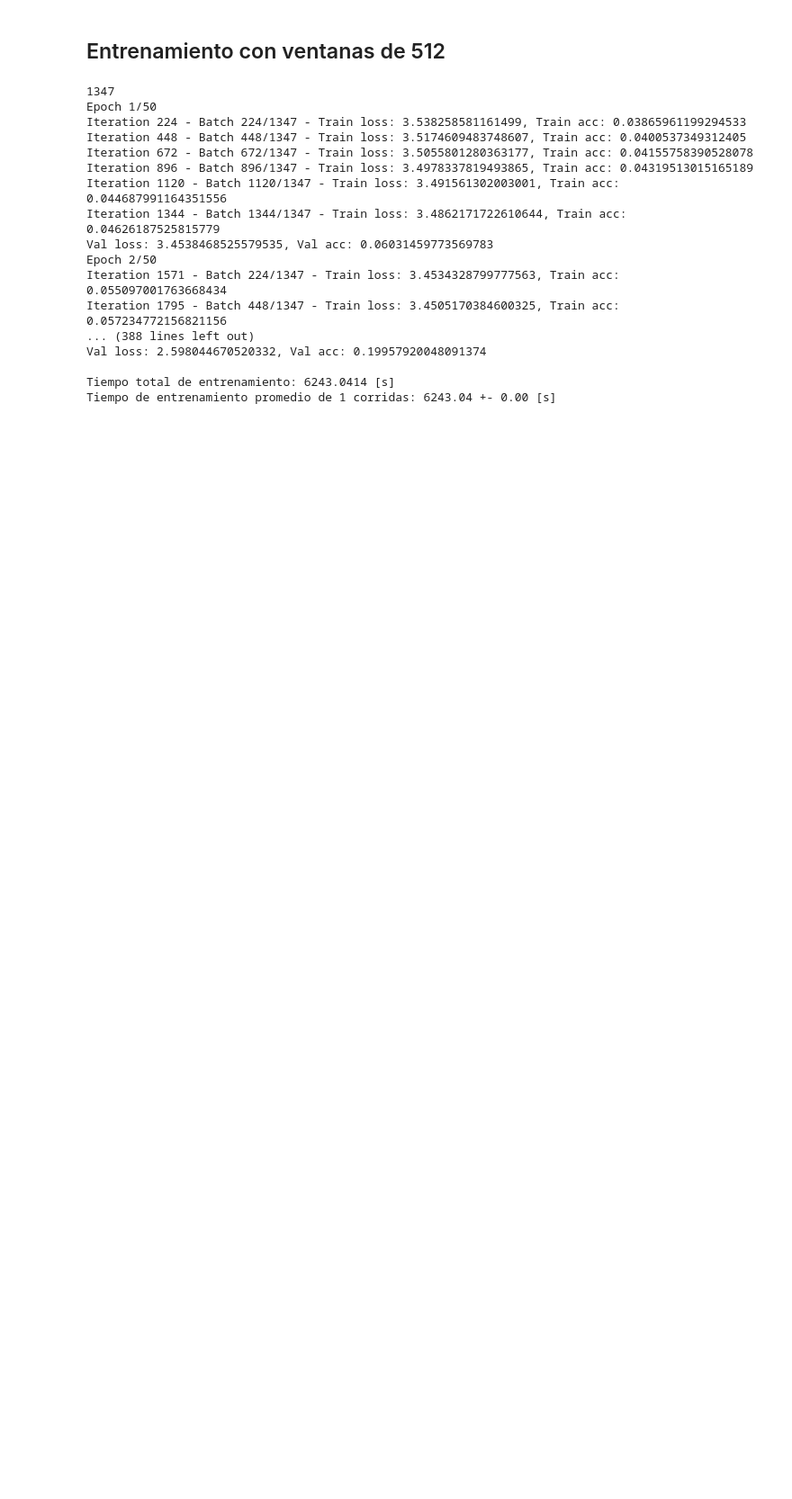
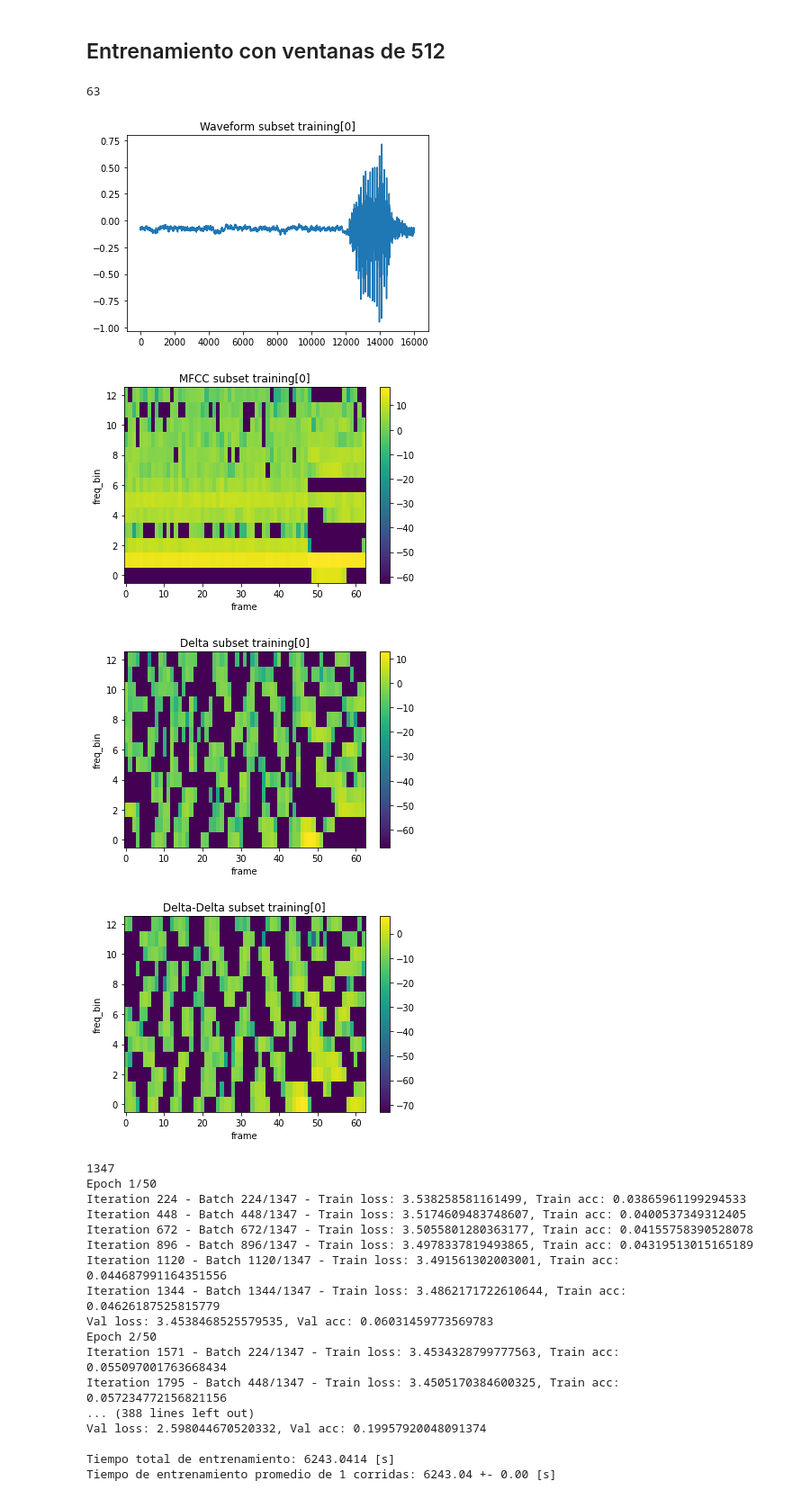
Before and after one commit to NicoAnd1/Rendimiento-RNNs, a Jupyter notebook: Proyecto_Inteligencia_RNN_v2.ipynb, the cells around one changed output. Shown at 90% size. Cells and saved outputs as stored; diff of their text form; code cells hidden in the pictures; blank space fills up the shorter version.

```diff
--- a/Proyecto_Inteligencia_RNN_v2.ipynb
+++ b/Proyecto_Inteligencia_RNN_v2.ipynb
@@ -824,6 +824,17 @@ Accuracy: 90.11%
 train_dataset_512 = Create_DataSet("training", 512)
 val_dataset_512 = Create_DataSet("validation", 512)
 test_dataset_512 = Create_DataSet("testing", 512)
+# %%
+len(train_dataset_512[0][0])
+# %% [output]
+63
+# %%
+train_dataset_512.plot_wf_and_features(0)
+# %% [output]
+[figure, added]
+[figure, added]
+[figure, added]
+[figure, added]
 # %%
 lr = 1e-4
 batch_size = 63
```
Also changed, not shown: parts of 50 cells of this notebook.
